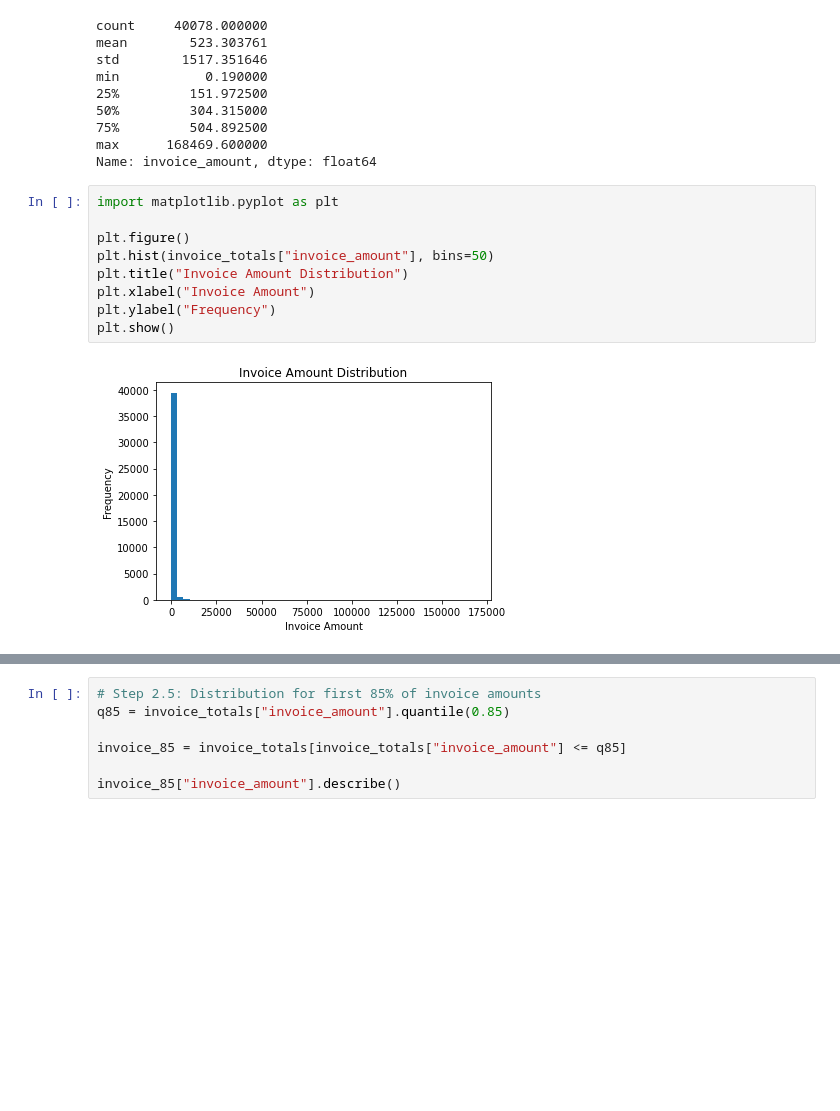
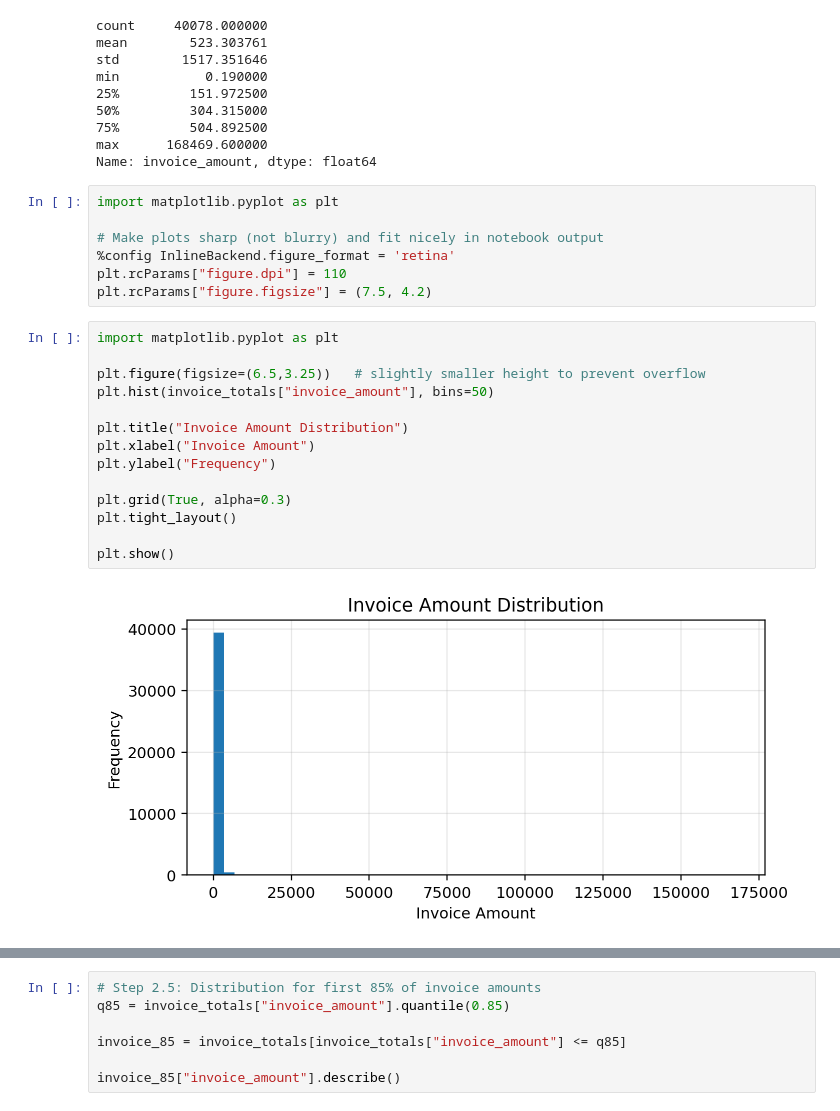
Before and after one commit to jarviscanada/jarvis_data_eng_ZeeshanKhateeb, a Jupyter notebook: python_data_wrangling/retail_data_analytics_wrangling.ipynb, the cells around one changed output, grey strips where cells are left out. Saved outputs shown, nothing was run; the diff lists cells and outputs as text; blank space fills up the shorter version.

Commit message:
Finalize python wrangling notebook visuals and charts

```diff
--- a/python_data_wrangling/retail_data_analytics_wrangling.ipynb
+++ b/python_data_wrangling/retail_data_analytics_wrangling.ipynb
@@ -173,14 +173,26 @@ min           0.190000
 75%         504.892500
 max      168469.600000
 Name: invoice_amount, dtype: float64
+# %%
+import matplotlib.pyplot as plt
+
+# Make plots sharp (not blurry) and fit nicely in notebook output
+%config InlineBackend.figure_format = 'retina'
+plt.rcParams["figure.dpi"] = 110
+plt.rcParams["figure.figsize"] = (7.5, 4.2)
 # %%
 import matplotlib.pyplot as plt
 
-plt.figure()
+plt.figure(figsize=(6.5,3.25))   # slightly smaller height to prevent overflow
 plt.hist(invoice_totals["invoice_amount"], bins=50)
+
 plt.title("Invoice Amount Distribution")
 plt.xlabel("Invoice Amount")
 plt.ylabel("Frequency")
+
+plt.grid(True, alpha=0.3)
+plt.tight_layout()
+
 plt.show()
 # %% [output]
-[figure, old version]
+[figure, new version]
```
Also changed, not shown: parts of 14 cells of this notebook.
